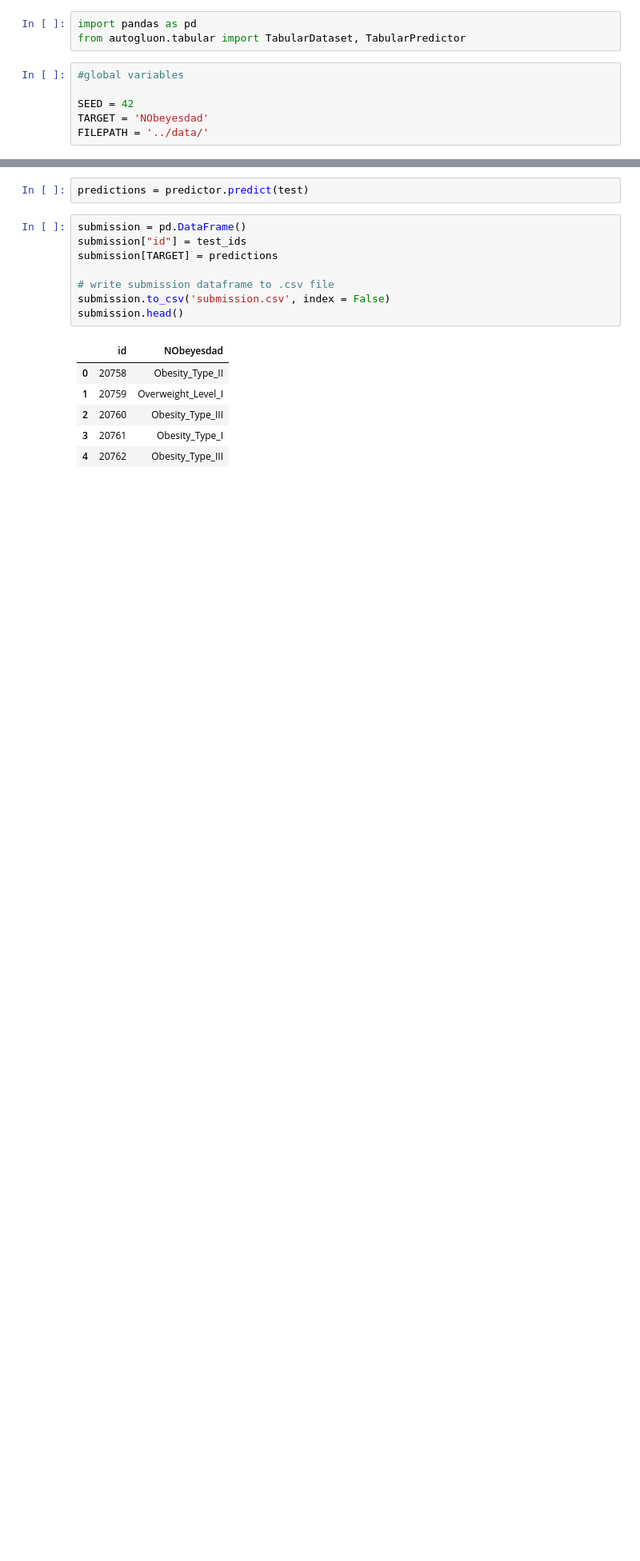
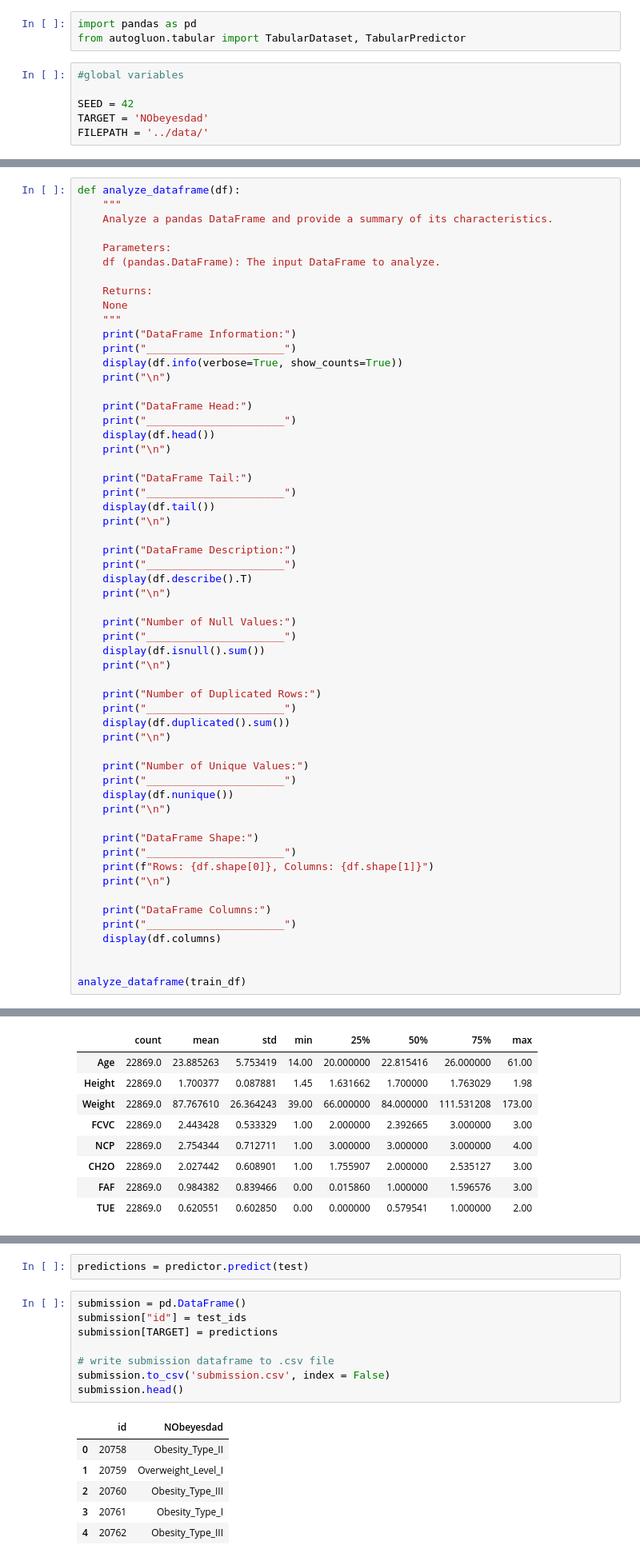
Before and after one commit to byvfx/kaggle, a Jupyter notebook: playground-series-s4e02/notebooks/ps-s4-e02-baseline-autogluon.ipynb, the cells around one changed output, grey strips where cells are left out. Shown: that part at 80% size. Drawn from its saved outputs; the diff is of its cells as text; blank space fills up the shorter version.

```diff
--- a/playground-series-s4e02/notebooks/ps-s4-e02-baseline-autogluon.ipynb
+++ b/playground-series-s4e02/notebooks/ps-s4-e02-baseline-autogluon.ipynb
@@ -25,0 +68,58 @@ train_df.head()
+# %%
+def analyze_dataframe(df):
+    """
+    Analyze a pandas DataFrame and provide a summary of its characteristics.
+
+    Parameters:
+    df (pandas.DataFrame): The input DataFrame to analyze.
+
+    Returns:
+    None
+    """
+    print("DataFrame Information:")
+    print("______________________")
+    display(df.info(verbose=True, show_counts=True))
+    print("\n")
+
+    print("DataFrame Head:")
+    print("______________________")
+    display(df.head())
+    print("\n")
+
+    print("DataFrame Tail:")
+    print("______________________")
+    display(df.tail())
+    print("\n")
+
+    print("DataFrame Description:")
+    print("______________________")
+    display(df.describe().T)
+    print("\n")
+
+    print("Number of Null Values:")
+    print("______________________")
+    display(df.isnull().sum())
+    print("\n")
+
+    print("Number of Duplicated Rows:")
+    print("______________________")
+    display(df.duplicated().sum())
+    print("\n")
+
+    print("Number of Unique Values:")
+    print("______________________")
+    display(df.nunique())
+    print("\n")
+
+    print("DataFrame Shape:")
+    print("______________________")
+    print(f"Rows: {df.shape[0]}, Columns: {df.shape[1]}")
+    print("\n")
+
+    print("DataFrame Columns:")
+    print("______________________")
+    display(df.columns)
+
+
+analyze_dataframe(train_df)
+# %% [output]
@@ -25,0 +162,9 @@ train_df.head()
+|  | count | mean | std | min | 25% | 50% | 75% | max |
+| Age | 22869.0 | 23.885263 | 5.753419 | 14.00 | 20.000000 | 22.815416 | 26.000000 | 61.00 |
+| Height | 22869.0 | 1.700377 | 0.087881 | 1.45 | 1.631662 | 1.700000 | 1.763029 | 1.98 |
+| Weight | 22869.0 | 87.767610 | 26.364243 | 39.00 | 66.000000 | 84.000000 | 111.531208 | 173.00 |
+| FCVC | 22869.0 | 2.443428 | 0.533329 | 1.00 | 2.000000 | 2.392665 | 3.000000 | 3.00 |
+| NCP | 22869.0 | 2.754344 | 0.712711 | 1.00 | 3.000000 | 3.000000 | 3.000000 | 4.00 |
+| CH2O | 22869.0 | 2.027442 | 0.608901 | 1.00 | 1.755907 | 2.000000 | 2.535127 | 3.00 |
+| FAF | 22869.0 | 0.984382 | 0.839466 | 0.00 | 0.015860 | 1.000000 | 1.596576 | 3.00 |
+| TUE | 22869.0 | 0.620551 | 0.602850 | 0.00 | 0.000000 | 0.579541 | 1.000000 | 2.00 |
```
Also changed, not shown: parts of 7 cells of this notebook.
